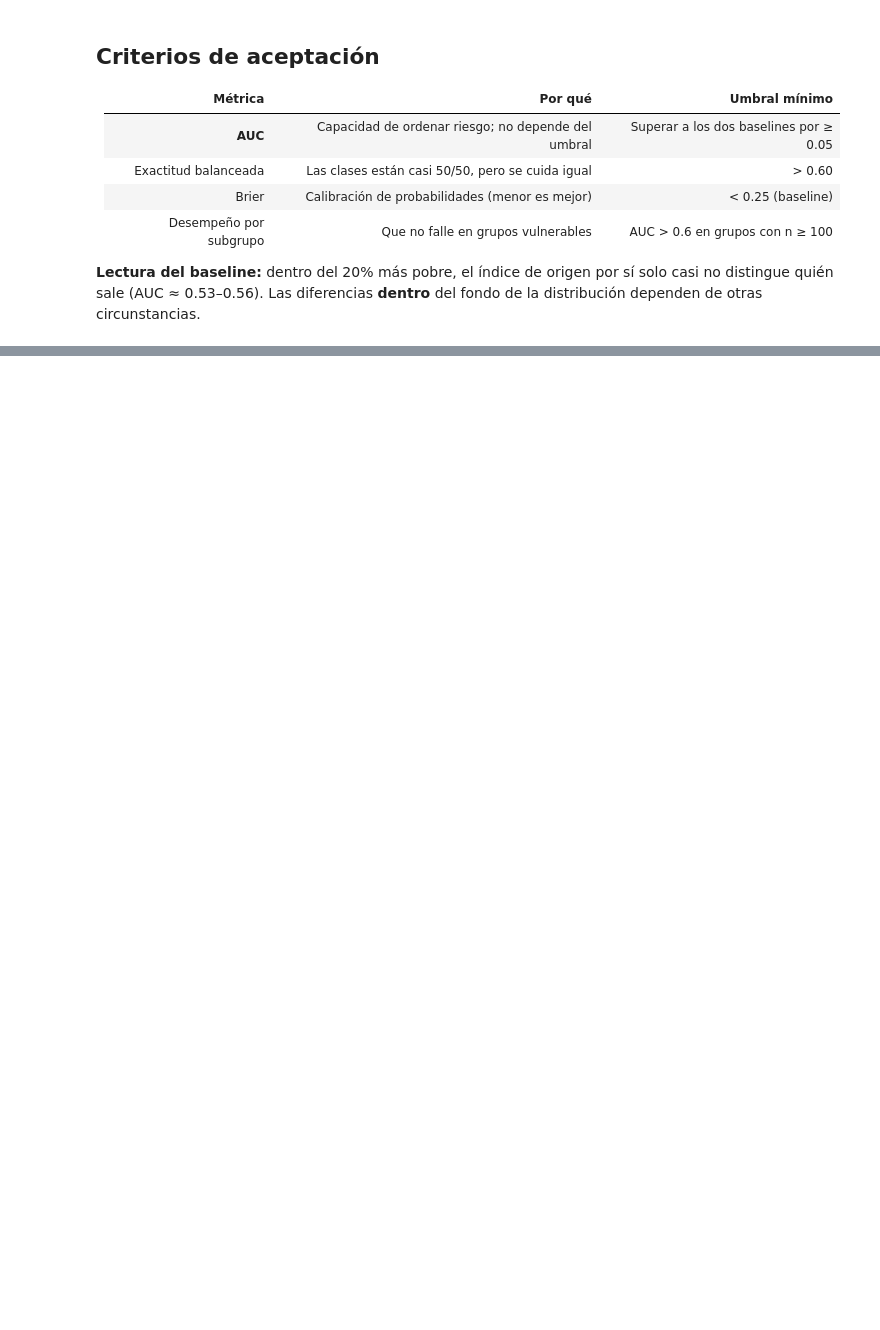
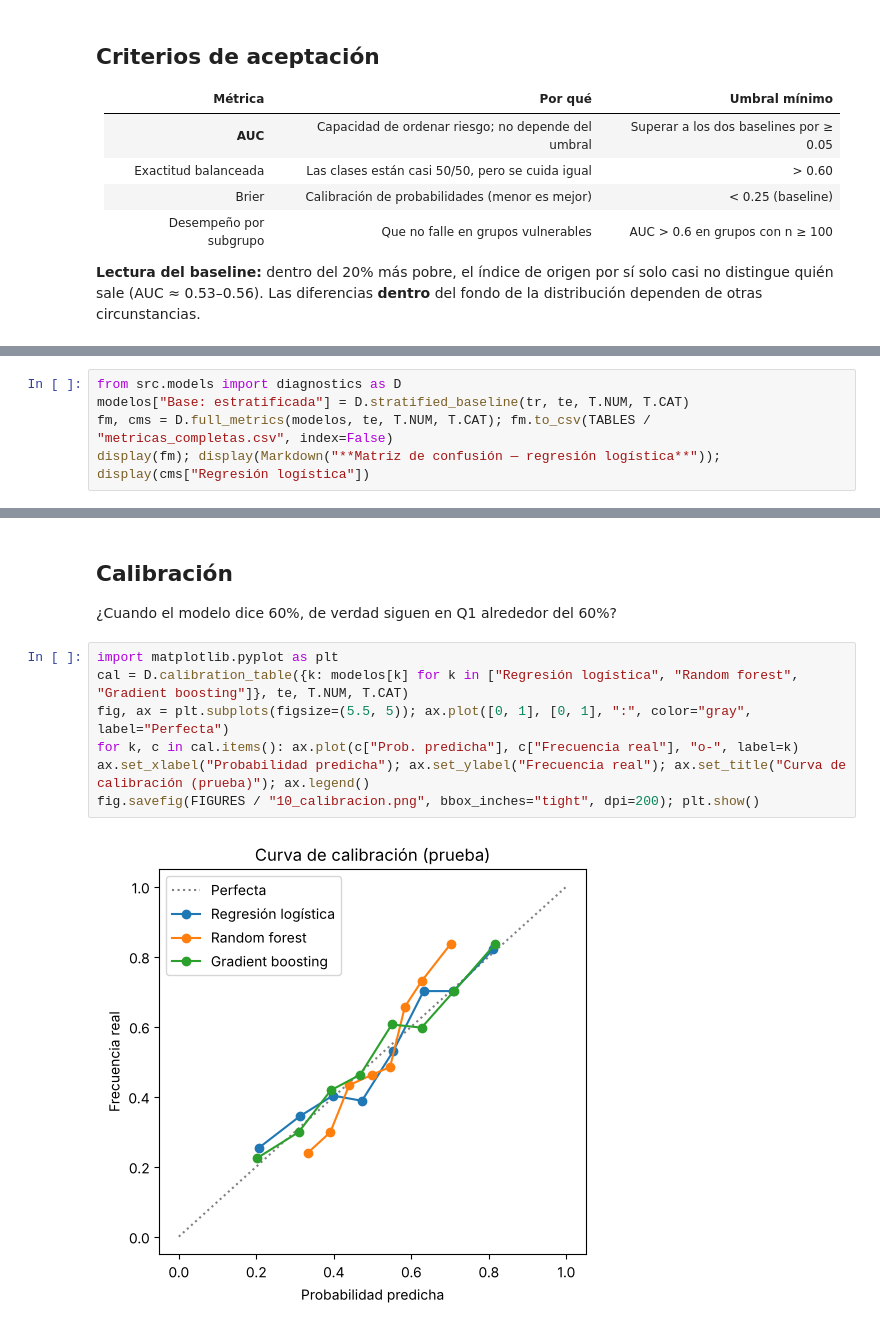
Before and after one commit to xmarihano-pixel/Movilidad-social-, a Jupyter notebook: notebooks/04_baselines.ipynb, the cells around one changed output, grey strips where cells are left out. Saved outputs shown, nothing was run; the diff lists cells and outputs as text; blank space fills up the shorter version.

```diff
--- a/notebooks/04_baselines.ipynb
+++ b/notebooks/04_baselines.ipynb
@@ -35,0 +38,5 @@ display(tabla[tabla.Modelo.str.startswith("Base")])
+# %%
+from src.models import diagnostics as D
+modelos["Base: estratificada"] = D.stratified_baseline(tr, te, T.NUM, T.CAT)
+fm, cms = D.full_metrics(modelos, te, T.NUM, T.CAT); fm.to_csv(TABLES / "metricas_completas.csv", index=False)
+display(fm); display(Markdown("**Matriz de confusión — regresión logística**")); display(cms["Regresión logística"])
@@ -35,0 +56,12 @@ display(tabla[tabla.Modelo.str.startswith("Base")])
+# %% [markdown]
+## Calibración
+¿Cuando el modelo dice 60%, de verdad siguen en Q1 alrededor del 60%?
+# %%
+import matplotlib.pyplot as plt
+cal = D.calibration_table({k: modelos[k] for k in ["Regresión logística", "Random forest", "Gradient boosting"]}, te, T.NUM, T.CAT)
+fig, ax = plt.subplots(figsize=(5.5, 5)); ax.plot([0, 1], [0, 1], ":", color="gray", label="Perfecta")
+for k, c in cal.items(): ax.plot(c["Prob. predicha"], c["Frecuencia real"], "o-", label=k)
+ax.set_xlabel("Probabilidad predicha"); ax.set_ylabel("Frecuencia real"); ax.set_title("Curva de calibración (prueba)"); ax.legend()
+fig.savefig(FIGURES / "10_calibracion.png", bbox_inches="tight", dpi=200); plt.show()
+# %% [output]
+[figure, added]
```
Also changed, not shown: parts of 6 cells of this notebook, 38 other files.
